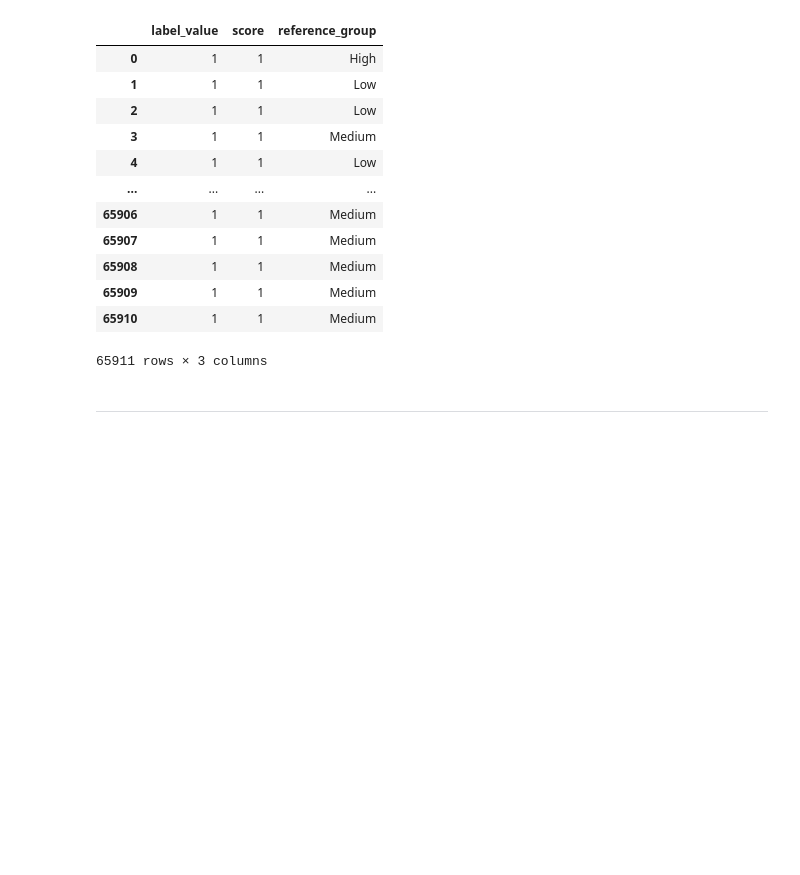
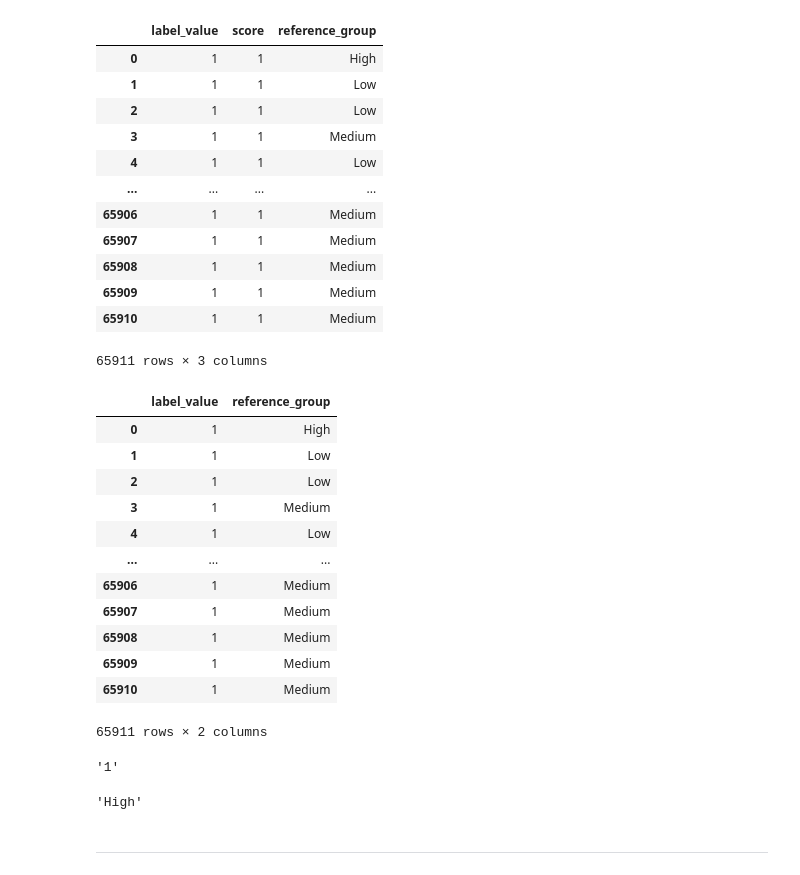
Before and after one commit to santibatte/dpa_2021, a Jupyter notebook: _robdir/rob_sandbox.ipynb, the cells around one changed output. Saved outputs shown, nothing was run; the diff lists cells and outputs as text; code cells hidden in the pictures; blank space fills up the shorter version.

```diff
--- a/_robdir/rob_sandbox.ipynb
+++ b/_robdir/rob_sandbox.ipynb
@@ -766,6 +766,30 @@ bf_results
 | 65909 | 1 | 1 | Medium |
 | 65910 | 1 | 1 | Medium |
 65911 rows × 3 columns
+# %%
+bf_results.drop("score", axis=1)
+# %% [output]
+|  | label_value | reference_group |
+| 0 | 1 | High |
+| 1 | 1 | Low |
+| 2 | 1 | Low |
+| 3 | 1 | Medium |
+| 4 | 1 | Low |
+| ... | ... | ... |
+| 65906 | 1 | Medium |
+| 65907 | 1 | Medium |
+| 65908 | 1 | Medium |
+| 65909 | 1 | Medium |
+| 65910 | 1 | Medium |
+65911 rows × 2 columns
+# %%
+str(bf_results.loc[3, "score"])
+# %% [output]
+'1'
+# %%
+list(bf_results["reference_group"])[0]
+# %% [output]
+'High'
 # %% [markdown]
 ---
 # %% [markdown]
```
